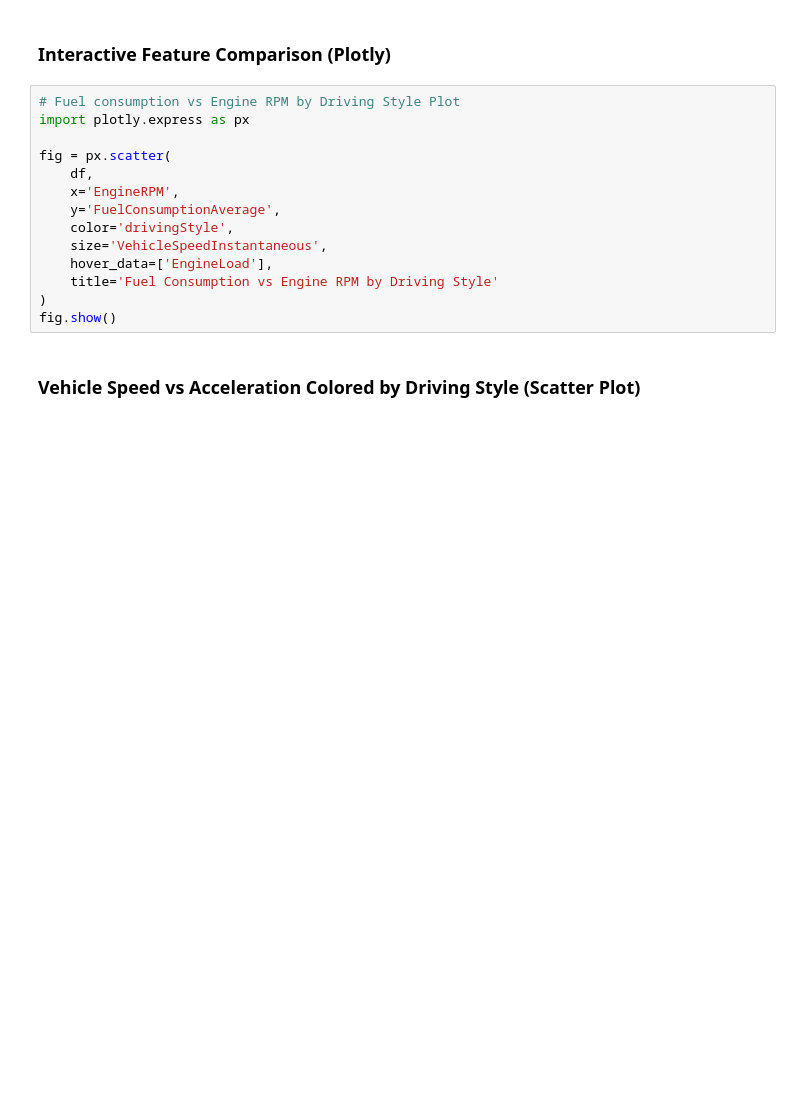
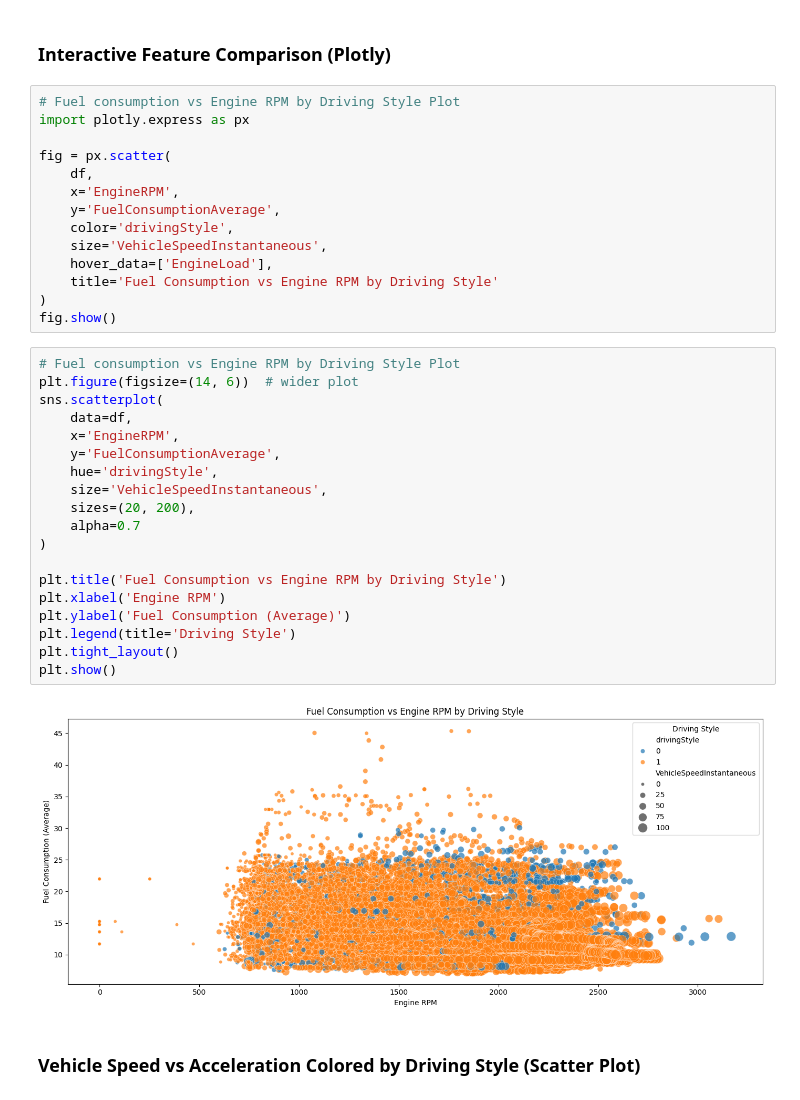
Before and after one commit to decodemarines/cars-ds, a Jupyter notebook: driving_style_model.ipynb, the cells around one changed output. Cells and saved outputs as stored; diff of their text form; blank space fills up the shorter version.

Commit message:
fuel vs engine rpm plot visibility

```diff
--- a/driving_style_model.ipynb
+++ b/driving_style_model.ipynb
@@ -239,6 +239,27 @@ fig = px.scatter(
     title='Fuel Consumption vs Engine RPM by Driving Style'
 )
 fig.show()
+# %%
+# Fuel consumption vs Engine RPM by Driving Style Plot
+plt.figure(figsize=(14, 6))  # wider plot
+sns.scatterplot(
+    data=df,
+    x='EngineRPM',
+    y='FuelConsumptionAverage',
+    hue='drivingStyle',
+    size='VehicleSpeedInstantaneous',
+    sizes=(20, 200),
+    alpha=0.7
+)
+
+plt.title('Fuel Consumption vs Engine RPM by Driving Style')
+plt.xlabel('Engine RPM')
+plt.ylabel('Fuel Consumption (Average)')
+plt.legend(title='Driving Style')
+plt.tight_layout()
+plt.show()
+# %% [output]
+[figure, added]
 # %% [markdown]
 ### Vehicle Speed vs Acceleration Colored by Driving Style (Scatter Plot)
 # %%
```
